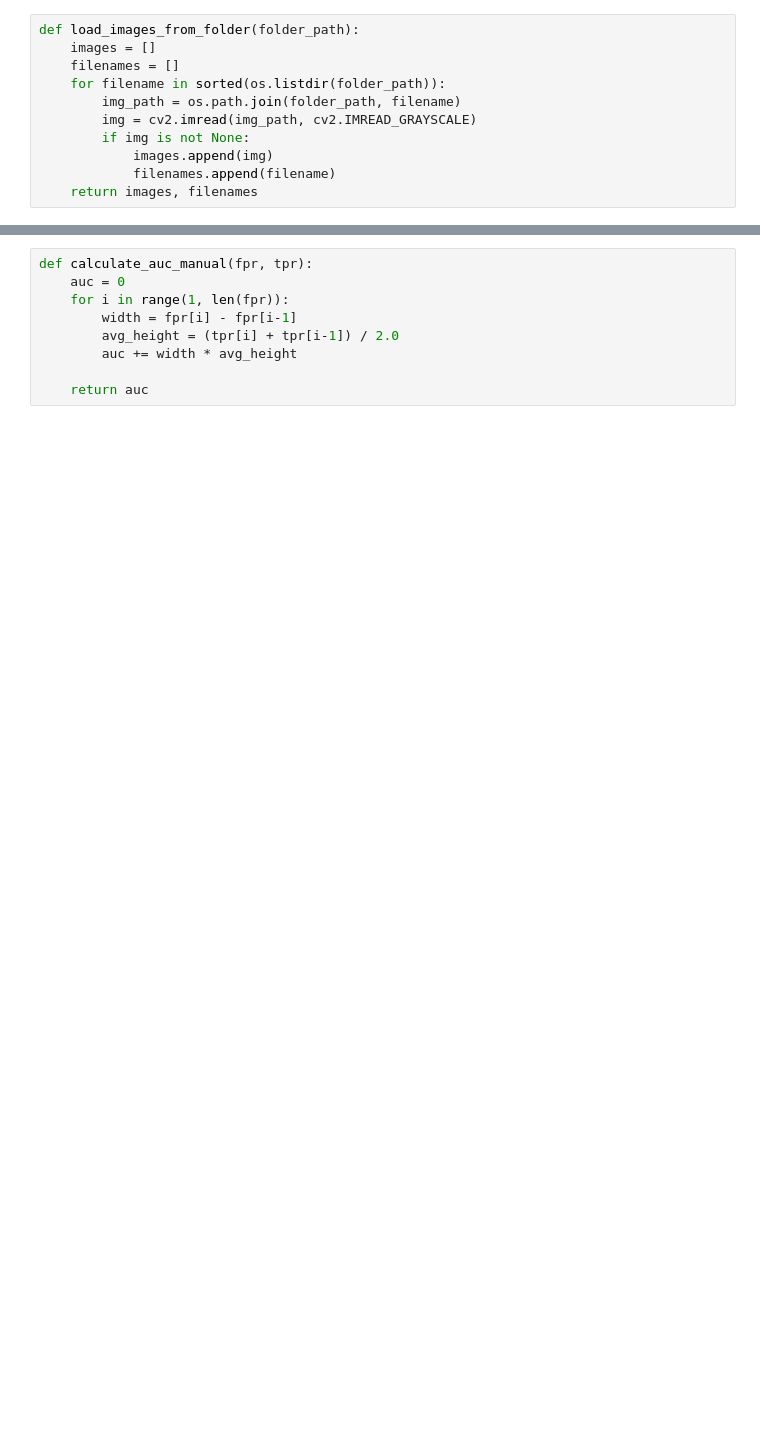
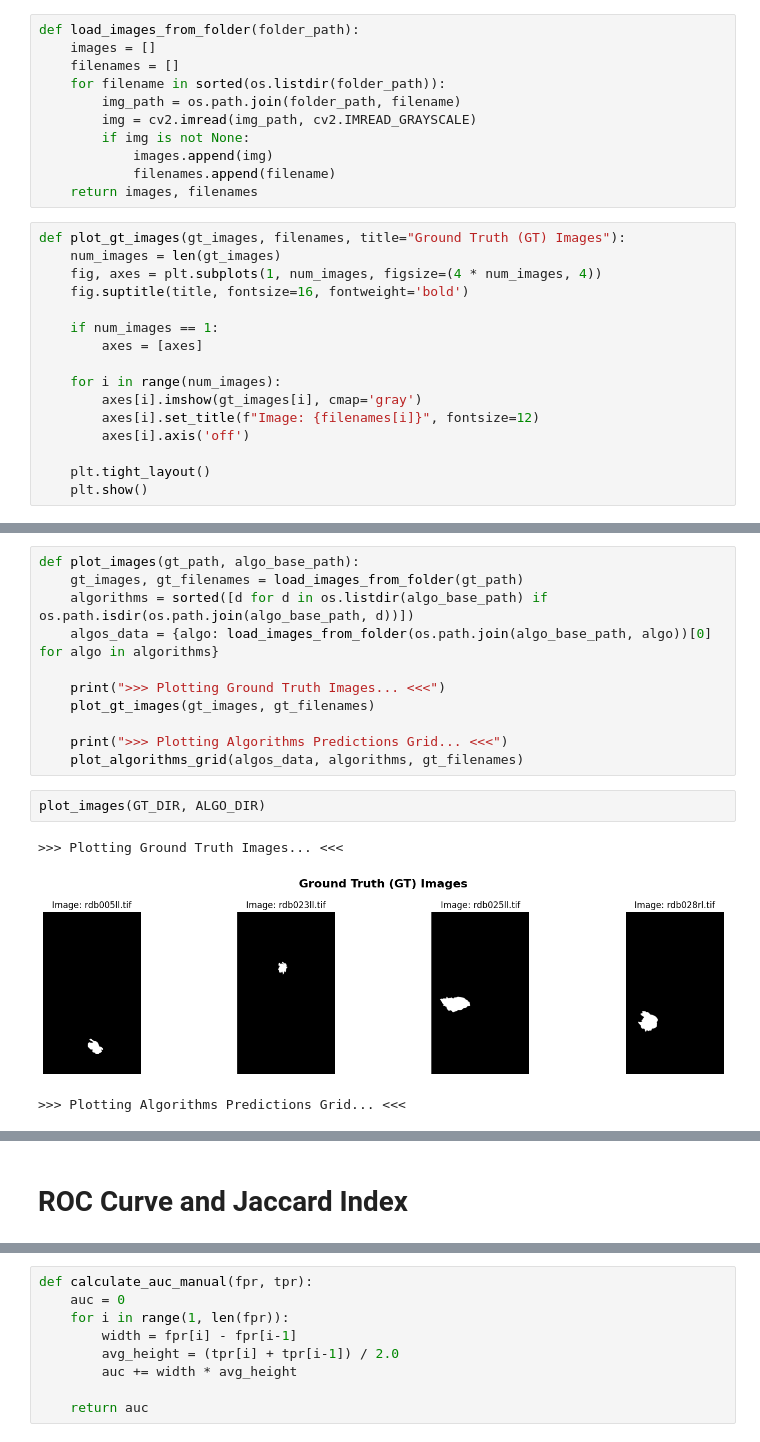
Before and after one commit to mohamedsameh108/Algorithms-Evaluation-Advanced-Statistics-Lab-1-Assignment-, a Jupyter notebook: Task Solution.ipynb, the cells around one changed output, grey strips where cells are left out. Cells and saved outputs as stored; diff of their text form; blank space fills up the shorter version.

```diff
--- a/Task Solution.ipynb
+++ b/Task Solution.ipynb
@@ -18,3 +21,19 @@ def load_images_from_folder(folder_path):
             images.append(img)
             filenames.append(filename)
     return images, filenames
+# %%
+def plot_gt_images(gt_images, filenames, title="Ground Truth (GT) Images"):
+    num_images = len(gt_images)
+    fig, axes = plt.subplots(1, num_images, figsize=(4 * num_images, 4))
+    fig.suptitle(title, fontsize=16, fontweight='bold')
+
+    if num_images == 1:
+        axes = [axes]
+
+    for i in range(num_images):
+        axes[i].imshow(gt_images[i], cmap='gray')
+        axes[i].set_title(f"Image: {filenames[i]}", fontsize=12)
+        axes[i].axis('off')
+
+    plt.tight_layout()
+    plt.show()
@@ -20,0 +73,17 @@ def load_images_from_folder(folder_path):
+# %%
+def plot_images(gt_path, algo_base_path):
+    gt_images, gt_filenames = load_images_from_folder(gt_path)
+    algorithms = sorted([d for d in os.listdir(algo_base_path) if os.path.isdir(os.path.join(algo_base_path, d))])
+    algos_data = {algo: load_images_from_folder(os.path.join(algo_base_path, algo))[0] for algo in algorithms}
+
+    print(">>> Plotting Ground Truth Images... <<<")
+    plot_gt_images(gt_images, gt_filenames)
+
+    print(">>> Plotting Algorithms Predictions Grid... <<<")
+    plot_algorithms_grid(algos_data, algorithms, gt_filenames)
+# %%
+plot_images(GT_DIR, ALGO_DIR)
+# %% [output]
+>>> Plotting Ground Truth Images... <<<
+[figure, added]
+>>> Plotting Algorithms Predictions Grid... <<<
@@ -21 +91,3 @@ def load_images_from_folder(folder_path):
+# %% [markdown]
+# ROC Curve and Jaccard Index
 # %%
```
Also changed, not shown: parts of 20 cells of this notebook.
